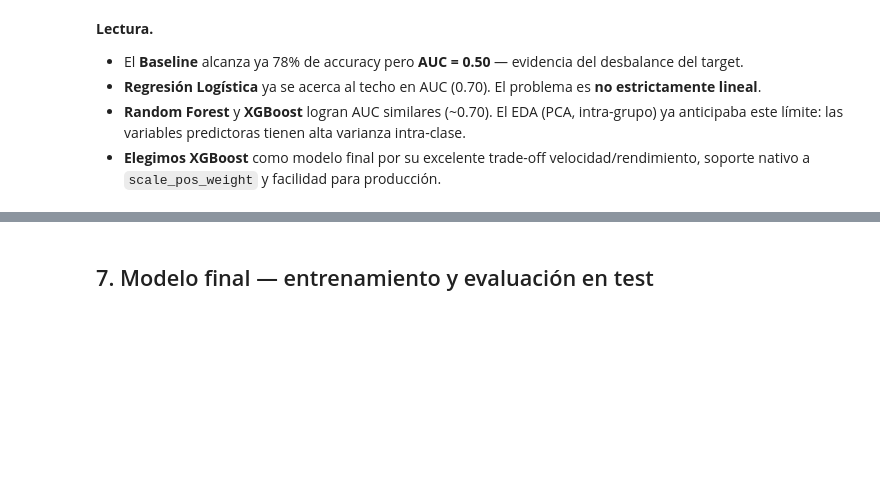
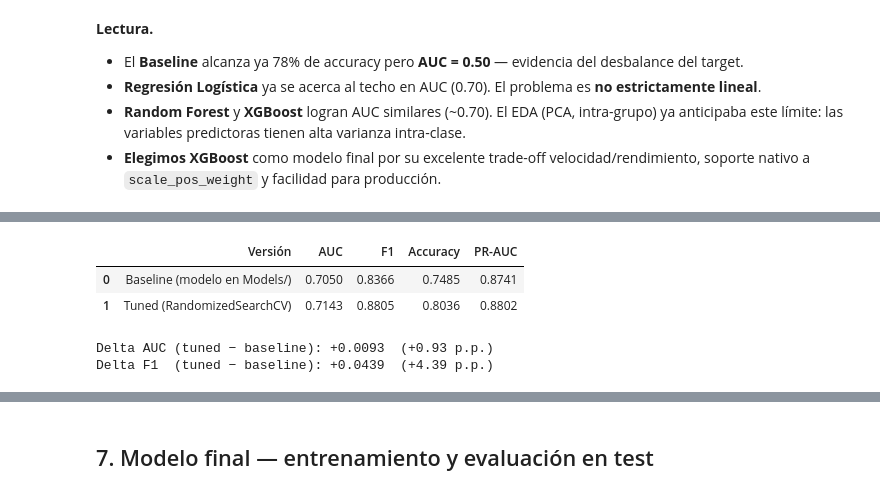
Before and after one commit to EmilianoVS09/EntregaFinalAnalisisDatos, a Jupyter notebook: Notebooks/Fase4_Modelado.ipynb, the cells around one changed output, grey strips where cells are left out. Saved outputs shown, nothing was run; the diff lists cells and outputs as text; code cells hidden in the pictures; blank space fills up the shorter version.

```diff
--- a/Notebooks/Fase4_Modelado.ipynb
+++ b/Notebooks/Fase4_Modelado.ipynb
@@ -202,0 +321,43 @@ Image(filename=str(FIG/"01_cv_comparison.png"), width=900)
+# %%
+# Refit con el train completo usando los mejores hiperparámetros,
+# y evaluación honesta en el test set.
+best_params = {k.replace("clf__", ""): v for k, v in search.best_params_.items()}
+final_clf = xgb.XGBClassifier(
+    random_state=42, eval_metric="logloss", n_jobs=2,
+    tree_method="hist", verbosity=0, **best_params)
+pipe_tuned = Pipeline([("pre", preproc), ("clf", final_clf)]).fit(X_train, y_train)
+
+yp_t  = pipe_tuned.predict(X_test)
+yproba_t = pipe_tuned.predict_proba(X_test)[:, 1]
+
+# Importamos métricas y cargamos el baseline aquí porque §7 todavía no se ejecutó.
+from sklearn.metrics import (roc_auc_score, f1_score, accuracy_score,
+                              average_precision_score)
+_baseline_model = joblib.load(MOD / "xgb_positive_review.joblib")
+yp_b  = _baseline_model.predict(X_test); yproba_b = _baseline_model.predict_proba(X_test)[:, 1]
+
+cmp_tuning = pd.DataFrame([
+    {"Versión":"Baseline (modelo en Models/)",
+     "AUC":     roc_auc_score(y_test, yproba_b),
+     "F1":      f1_score(y_test, yp_b),
+     "Accuracy":accuracy_score(y_test, yp_b),
+     "PR-AUC":  average_precision_score(y_test, yproba_b)},
+    {"Versión":"Tuned (RandomizedSearchCV)",
+     "AUC":     roc_auc_score(y_test, yproba_t),
+     "F1":      f1_score(y_test, yp_t),
+     "Accuracy":accuracy_score(y_test, yp_t),
+     "PR-AUC":  average_precision_score(y_test, yproba_t)},
+]).round(4)
+cmp_tuning
+# %% [output]
+|  | Versión | AUC | F1 | Accuracy | PR-AUC |
+| 0 | Baseline (modelo en Models/) | 0.7050 | 0.8366 | 0.7485 | 0.8741 |
+| 1 | Tuned (RandomizedSearchCV) | 0.7143 | 0.8805 | 0.8036 | 0.8802 |
+# %%
+delta_auc = (cmp_tuning.iloc[1]["AUC"] - cmp_tuning.iloc[0]["AUC"])
+delta_f1  = (cmp_tuning.iloc[1]["F1"]  - cmp_tuning.iloc[0]["F1"])
+print(f"Delta AUC (tuned − baseline): {delta_auc:+.4f}  ({delta_auc*100:+.2f} p.p.)")
+print(f"Delta F1  (tuned − baseline): {delta_f1:+.4f}  ({delta_f1*100:+.2f} p.p.)")
+# %% [output]
+Delta AUC (tuned − baseline): +0.0093  (+0.93 p.p.)
+Delta F1  (tuned − baseline): +0.0439  (+4.39 p.p.)
```
Also changed, not shown: parts of 23 cells of this notebook, 4 other files.
